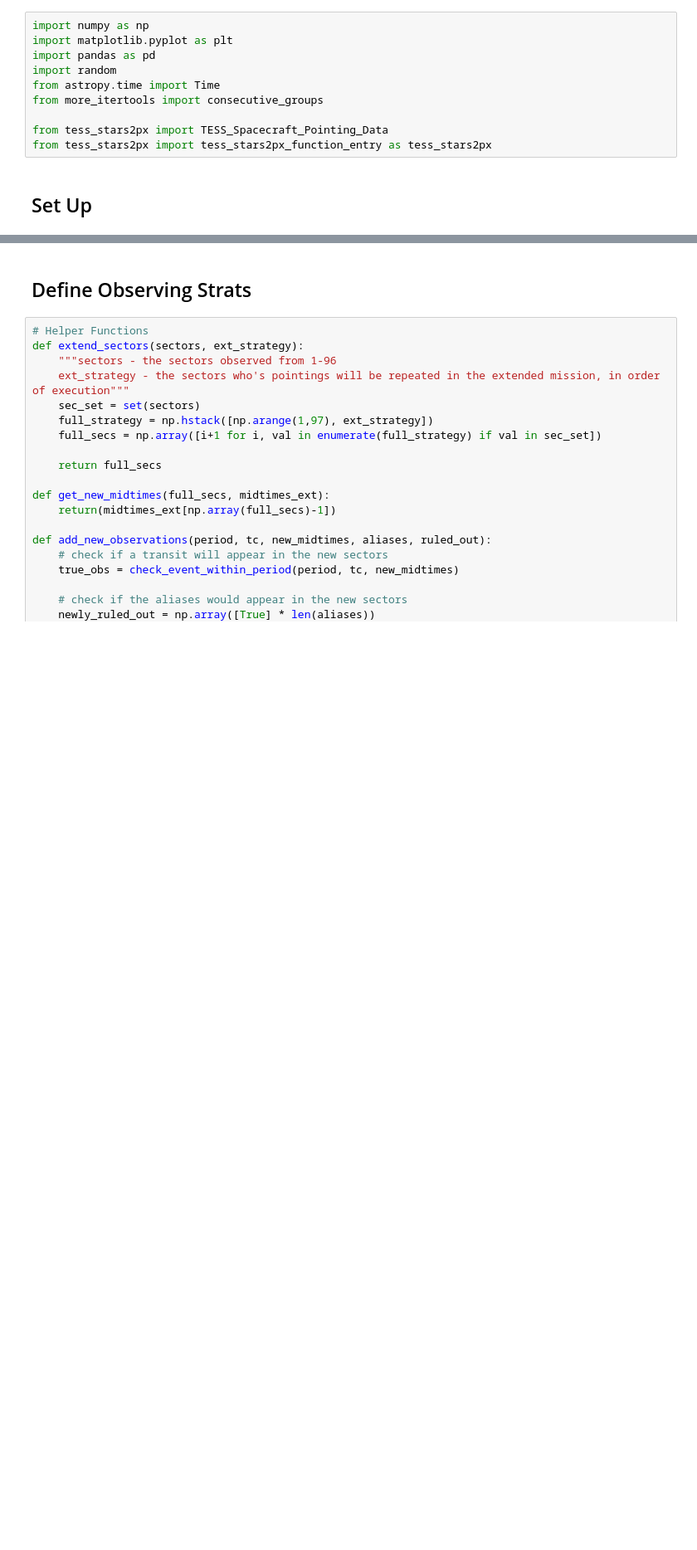
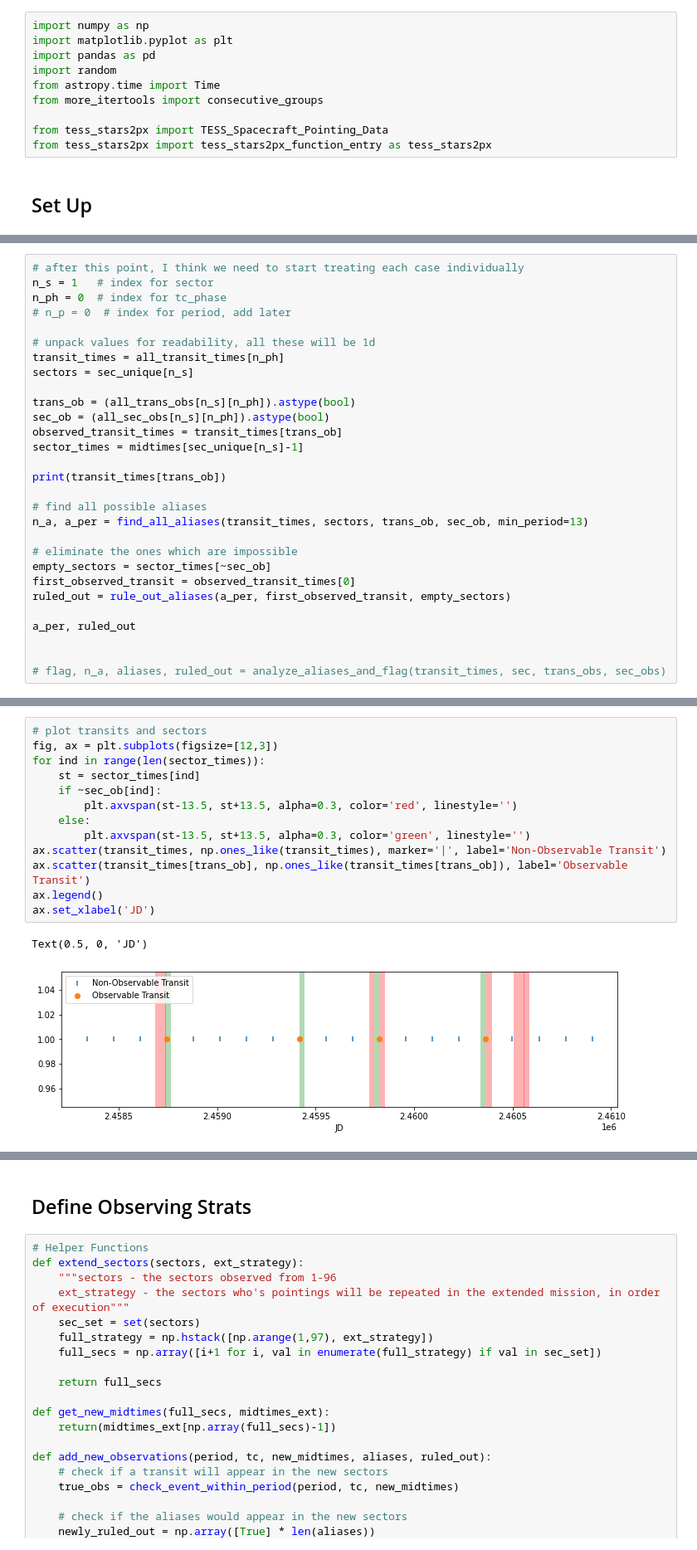
Before and after one commit to rae-holcomb/tess_scheduling, a Jupyter notebook: sandbox2.ipynb, the cells around one changed output, grey strips where cells are left out. Shown at 83% size. Saved outputs shown, nothing was run; the diff lists cells and outputs as text; blank space fills up the shorter version.

```diff
--- a/sandbox2.ipynb
+++ b/sandbox2.ipynb
@@ -73,0 +211,29 @@ def calc_transit_times_tc(period, tc, dur=2, start_time=missionStart, stop_time=
+# %%
+# after this point, I think we need to start treating each case individually
+n_s = 1   # index for sector
+n_ph = 0  # index for tc_phase
+# n_p = 0  # index for period, add later
+
+# unpack values for readability, all these will be 1d
+transit_times = all_transit_times[n_ph]
+sectors = sec_unique[n_s]
+
+trans_ob = (all_trans_obs[n_s][n_ph]).astype(bool)
+sec_ob = (all_sec_obs[n_s][n_ph]).astype(bool)
+observed_transit_times = transit_times[trans_ob]
+sector_times = midtimes[sec_unique[n_s]-1]
+
+print(transit_times[trans_ob])
+
+# find all possible aliases
+n_a, a_per = find_all_aliases(transit_times, sectors, trans_ob, sec_ob, min_period=13)
+
+# eliminate the ones which are impossible
+empty_sectors = sector_times[~sec_ob]
+first_observed_transit = observed_transit_times[0]
+ruled_out = rule_out_aliases(a_per, first_observed_transit, empty_sectors)
+
+a_per, ruled_out
+
+
+# flag, n_a, aliases, ruled_out = analyze_aliases_and_flag(transit_times, sec, trans_obs, sec_obs)
@@ -73,0 +250,16 @@ def calc_transit_times_tc(period, tc, dur=2, start_time=missionStart, stop_time=
+# %%
+# plot transits and sectors
+fig, ax = plt.subplots(figsize=[12,3])
+for ind in range(len(sector_times)):
+    st = sector_times[ind]
+    if ~sec_ob[ind]:
+        plt.axvspan(st-13.5, st+13.5, alpha=0.3, color='red', linestyle='')
+    else:
+        plt.axvspan(st-13.5, st+13.5, alpha=0.3, color='green', linestyle='')
+ax.scatter(transit_times, np.ones_like(transit_times), marker='|', label='Non-Observable Transit')
+ax.scatter(transit_times[trans_ob], np.ones_like(transit_times[trans_ob]), label='Observable Transit')
+ax.legend()
+ax.set_xlabel('JD')
+# %% [output]
+Text(0.5, 0, 'JD')
+[figure, added]
```
Also changed, not shown: parts of 17 cells of this notebook, 2 other files.
